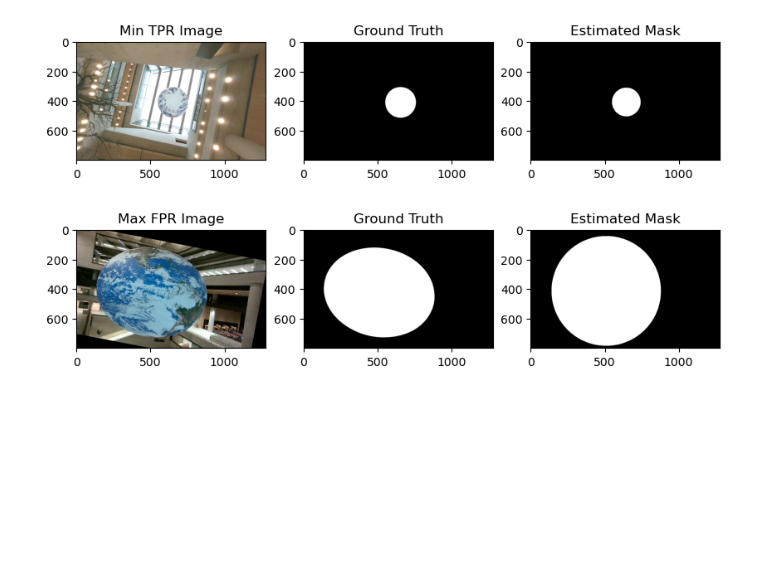
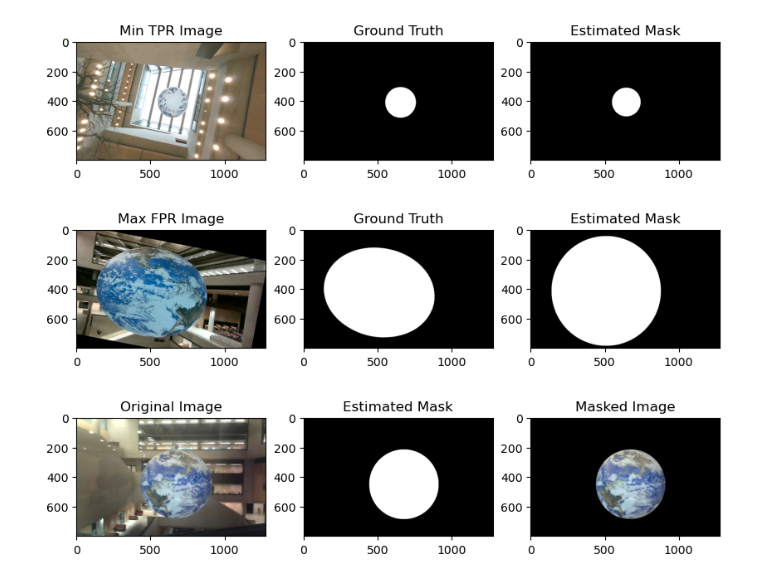
Before and after one commit to coder2Young/comp0241_24_grp6, a Jupyter notebook: final/task1.ipynb, the cells around one changed output. Cells and saved outputs as stored; diff of their text form; code cells hidden in the pictures; blank space fills up the shorter version.

Commit message:
Refine task1

```diff
--- a/final/task1.ipynb
+++ b/final/task1.ipynb
@@ -311,3 +304,23 @@ plt.show()
 [figure]
 [figure]
 [figure]
+# %%
+# Test on our own image
+img = cv2.imread("./Dataset/grp6/task1/our_AO_cap.jpg")
+img = cv2.cvtColor(img, cv2.COLOR_BGR2RGB)
+mask_est = get_mask(img)
+masked_img = cv2.bitwise_and(img, img, mask=mask_est)
+
+plt.figure(figsize=(10, 5))
+plt.subplot(1, 3, 1)
+plt.imshow(img)
+plt.title("Original Image")
+plt.subplot(1, 3, 2)
+plt.imshow(mask_est, cmap="gray")
+plt.title("Estimated Mask")
+plt.subplot(1, 3, 3)
+plt.imshow(masked_img)
+plt.title("Masked Image")
+plt.show()
+# %% [output]
+[figure, added]
```
Also changed, not shown: parts of 4 cells of this notebook.
